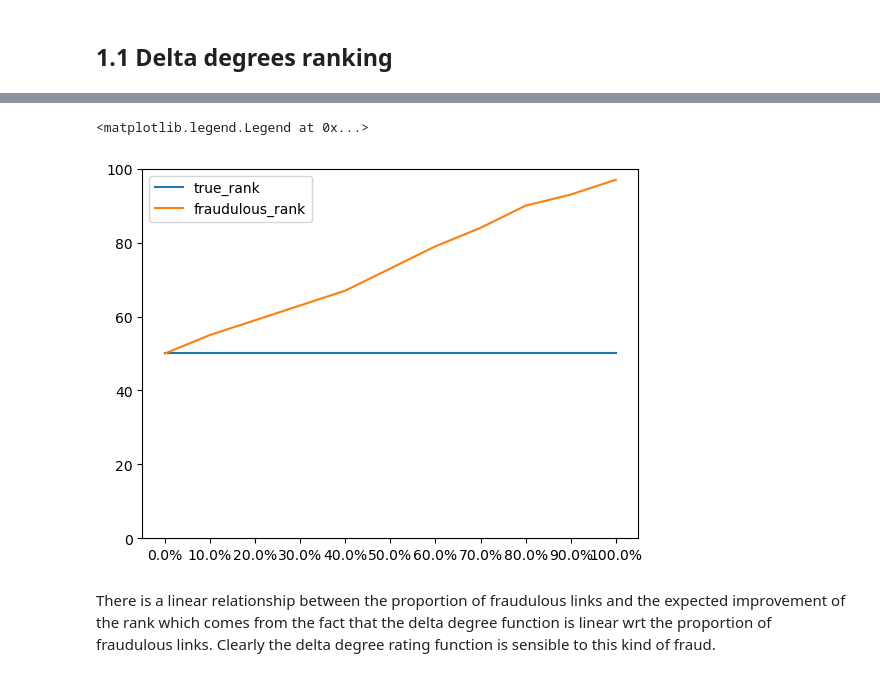
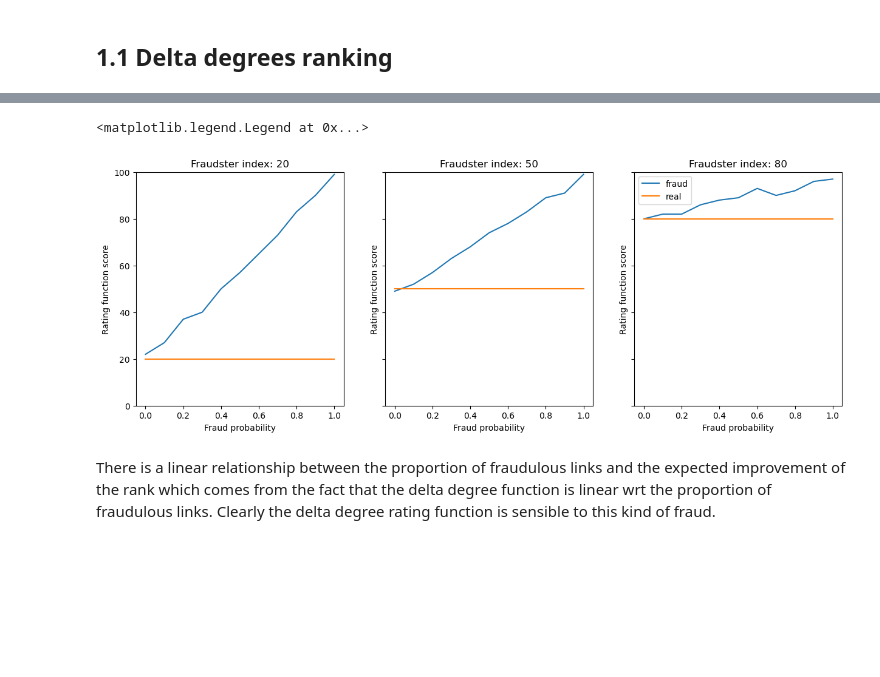
Before and after one commit to PierrickLeroy/mma-graph, a Jupyter notebook: synthetic.ipynb, the cells around one changed output, grey strips where cells are left out. Cells and saved outputs as stored; diff of their text form; code cells hidden in the pictures; blank space fills up the shorter version.

```diff
--- a/synthetic.ipynb
+++ b/synthetic.ipynb
@@ -63,22 +65,31 @@ ITERATIONS = 10000  # strength scheme iterations
 DECREASING_FUNCTION = lambda x : power_law(x, 3)  # decreasing function for strength scheme
 # %% [markdown]
 ## 1.1 Delta degrees ranking
+# %%
+def rank_deltaDegrees(G):
+    return (pd.Series(dict(G.in_degree)) - pd.Series(dict(G.out_degree))).sort_index().values
 # %%
-list_fraud_probabilities = [round(x,2) for x in list(np.linspace(0,1,11))]
-list_series_delta_degrees = []
-for proba in list_fraud_probabilities:
-    l = []
-    for _ in range(100):
-        G = ap.generate_network(N,
+l_fraudster_index = [20, 50, 80]
+l_fraud_probabilities = [round(x,2) for x in list(np.linspace(0,1,11))]
+l3 = []
+for fraudster_index in l_fraudster_index:
+    l2 = []
+    for fraud_proba in l_fraud_probabilities:
+        l1 = []
+        for _ in range(100):
+            G = ap.generate_network(N,
                      P,
                      distribution=DISTRIBUTION,
                      fraud=FRAUD,
-                     fraudster_index=FRAUDSTER_INDEX,
+                     fraudster_index=fraudster_index,
                      fraudster_strength=FRAUDSTER_STRENGTH,
-                     fraud_probability=proba,
+                     fraud_probability=fraud_proba,
                      strength_scheme=STRENGTH_SCHEME,
                      iterations=ITERATIONS,
                      decreasing_function=DECREASING_FUNCTION,
                      fraud_scheme=FRAUD_SCHEME)
-        l.append(pd.Series(dict(pd.Series(dict(G.in_degree())) - pd.Series(dict(G.out_degree())))).sort_index())
-    list_series_delta_degrees.append(pd.concat(l, axis=1).mean(axis=1).sort_index())
+            a_delta_degrees = rank_deltaDegrees(G)  # rating function
+            l1.append(a_delta_degrees)
+        l2.append(np.stack(l1).mean(axis=0))
+    l3.append(np.stack(l2))
+output = np.stack(l3)
@@ -91,12 +96,16 @@ ax = sns.heatmap(pd.concat(list_series_delta_degrees, axis=1).values,
-# %%
-plt.plot([FRAUDSTER_INDEX for _ in list_series_delta_degrees], label="true_rank")
-plt.plot([np.nonzero(l.sort_values().index == FRAUDSTER_INDEX)[0][0] for l in list_series_delta_degrees], label="fraudulous_rank")
-plt.ylim([0,N])
-plt.xticks(range(len(list_fraud_probabilities)), [f"{100*x}%" for x in list_fraud_probabilities])
-plt.legend()
-# %% [output]
-<matplotlib.legend.Legend at 0x...>
-[figure, removed]
+# %%
+fig, ax = plt.subplots(1,3, figsize=(15,5), sharey=True)
+for i, fraudster_index in enumerate(l_fraudster_index):
+    ax[i].plot(l_fraud_probabilities, np.nonzero((np.argsort(output[i, :, :], axis=1)==fraudster_index))[1], label="fraud")
+    ax[i].plot(l_fraud_probabilities, [fraudster_index for _ in l_fraud_probabilities], label="real")
+    ax[i].set_title(f"Fraudster index: {fraudster_index}")
+    ax[i].set_xlabel("Fraud probability")
+    ax[i].set_ylabel("Rating function score")
+    ax[i].set_ylim(0,N)
+plt.legend()
+# %% [output]
+<matplotlib.legend.Legend at 0x...>
+[figure, added]
 # %% [markdown]
 There is a linear relationship between the proportion of fraudulous links and the expected improvement of the rank which comes from the fact that the delta degree function is linear wrt the proportion of fraudulous links. Clearly the delta degree rating function is sensible to this kind of fraud.
 # %% [markdown]
```
Also changed, not shown: parts of 7 cells of this notebook, 8 other files.
